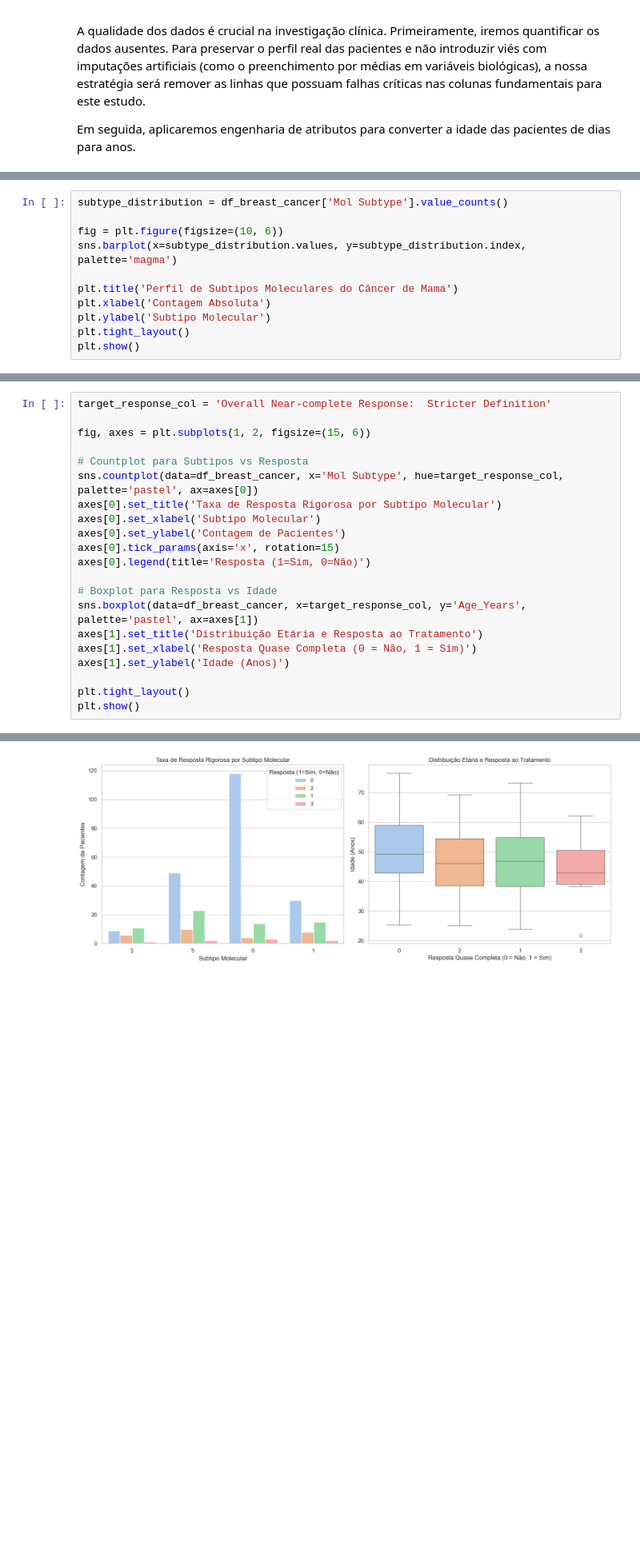
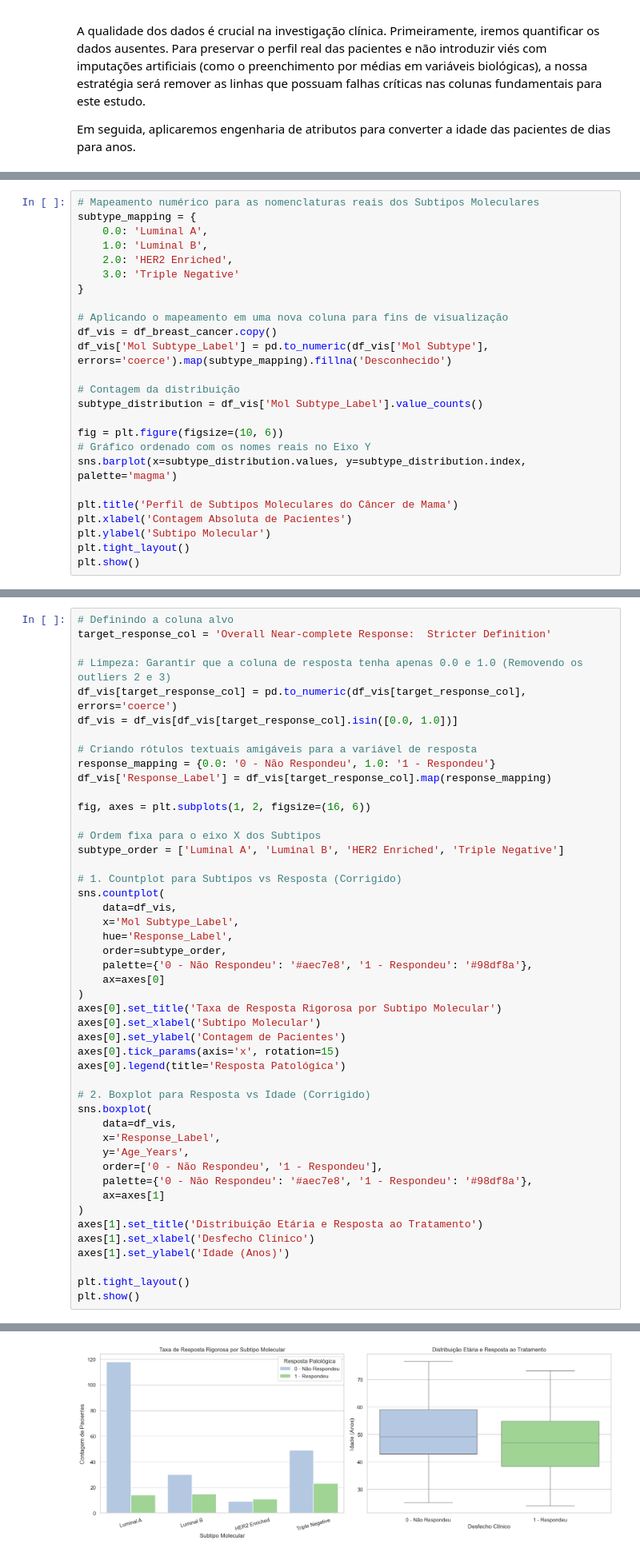
Before and after one commit to GustavoBritodev/pcg-analise-de-dados-cancer-de-mama, a Jupyter notebook: fonte_pcg.ipynb, the cells around one changed output, grey strips where cells are left out. Shown at 80% size. Saved outputs shown, nothing was run; the diff lists cells and outputs as text; blank space fills up the shorter version.

Commit message:
fix: ajustes nas escalas dos gráficos

```diff
--- a/fonte_pcg.ipynb
+++ b/fonte_pcg.ipynb
@@ -149,11 +159,25 @@ Esta análise agrupa as pacientes nestes subtipos biológicos para compreendermo
 # %%
-subtype_distribution = df_breast_cancer['Mol Subtype'].value_counts()
+# Mapeamento numérico para as nomenclaturas reais dos Subtipos Moleculares
+subtype_mapping = {
+    0.0: 'Luminal A',
+    1.0: 'Luminal B',
+    2.0: 'HER2 Enriched',
+    3.0: 'Triple Negative'
+}
+
+# Aplicando o mapeamento em uma nova coluna para fins de visualização
+df_vis = df_breast_cancer.copy()
+df_vis['Mol Subtype_Label'] = pd.to_numeric(df_vis['Mol Subtype'], errors='coerce').map(subtype_mapping).fillna('Desconhecido')
+
+# Contagem da distribuição
+subtype_distribution = df_vis['Mol Subtype_Label'].value_counts()
 
 fig = plt.figure(figsize=(10, 6))
+# Gráfico ordenado com os nomes reais no Eixo Y
 sns.barplot(x=subtype_distribution.values, y=subtype_distribution.index, palette='magma')
 
 plt.title('Perfil de Subtipos Moleculares do Câncer de Mama')
-plt.xlabel('Contagem Absoluta')
+plt.xlabel('Contagem Absoluta de Pacientes')
 plt.ylabel('Subtipo Molecular')
 plt.tight_layout()
 plt.show()
@@ -171,20 +199,46 @@ Vamos cruzar o subtipo molecular e a idade da paciente com este desfecho para de
 # %%
+# Definindo a coluna alvo
 target_response_col = 'Overall Near-complete Response:  Stricter Definition'
 
-fig, axes = plt.subplots(1, 2, figsize=(15, 6))
+# Limpeza: Garantir que a coluna de resposta tenha apenas 0.0 e 1.0 (Removendo os outliers 2 e 3)
+df_vis[target_response_col] = pd.to_numeric(df_vis[target_response_col], errors='coerce')
+df_vis = df_vis[df_vis[target_response_col].isin([0.0, 1.0])]
 
-# Countplot para Subtipos vs Resposta
-sns.countplot(data=df_breast_cancer, x='Mol Subtype', hue=target_response_col, palette='pastel', ax=axes[0])
+# Criando rótulos textuais amigáveis para a variável de resposta
+response_mapping = {0.0: '0 - Não Respondeu', 1.0: '1 - Respondeu'}
+df_vis['Response_Label'] = df_vis[target_response_col].map(response_mapping)
+
+fig, axes = plt.subplots(1, 2, figsize=(16, 6))
+
+# Ordem fixa para o eixo X dos Subtipos
+subtype_order = ['Luminal A', 'Luminal B', 'HER2 Enriched', 'Triple Negative']
+
+# 1. Countplot para Subtipos vs Resposta (Corrigido)
+sns.countplot(
+    data=df_vis,
+    x='Mol Subtype_Label',
+    hue='Response_Label',
+    order=subtype_order,
+    palette={'0 - Não Respondeu': '#aec7e8', '1 - Respondeu': '#98df8a'},
+    ax=axes[0]
+)
 axes[0].set_title('Taxa de Resposta Rigorosa por Subtipo Molecular')
 axes[0].set_xlabel('Subtipo Molecular')
 axes[0].set_ylabel('Contagem de Pacientes')
 axes[0].tick_params(axis='x', rotation=15)
-axes[0].legend(title='Resposta (1=Sim, 0=Não)')
+axes[0].legend(title='Resposta Patológica')
 
-# Boxplot para Resposta vs Idade
-sns.boxplot(data=df_breast_cancer, x=target_response_col, y='Age_Years', palette='pastel', ax=axes[1])
+# 2. Boxplot para Resposta vs Idade (Corrigido)
+sns.boxplot(
+    data=df_vis,
+    x='Response_Label',
+    y='Age_Years',
+    order=['0 - Não Respondeu', '1 - Respondeu'],
+    palette={'0 - Não Respondeu': '#aec7e8', '1 - Respondeu': '#98df8a'},
+    ax=axes[1]
+)
 axes[1].set_title('Distribuição Etária e Resposta ao Tratamento')
-axes[1].set_xlabel('Resposta Quase Completa (0 = Não, 1 = Sim)')
+axes[1].set_xlabel('Desfecho Clínico')
 axes[1].set_ylabel('Idade (Anos)')
 
 plt.tight_layout()
@@ -196,4 +250,4 @@ Passing `palette` without assigning `hue` is deprecated and will be removed in v
-[figure, old version]
+[figure, new version]
 # %% [markdown]
 ## Conclusão da Apresentação
 
```
Also changed, not shown: parts of 6 cells of this notebook.
